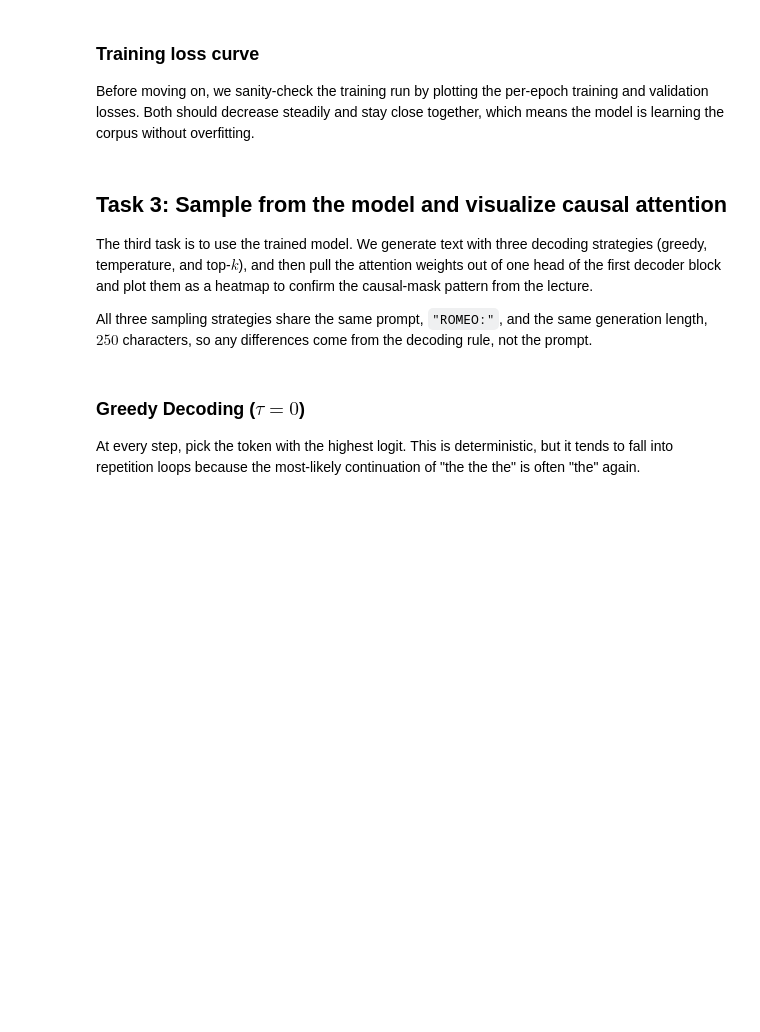
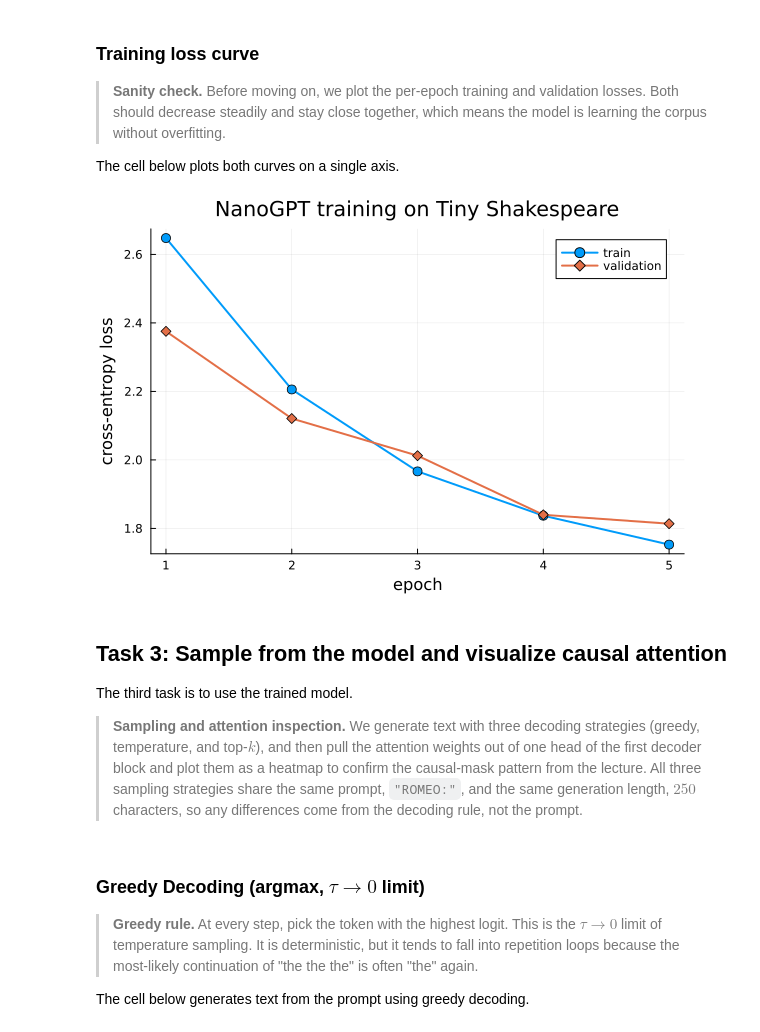
Before and after one commit to varnerlab/CHEME-5820-Lectures-Spring-2026, a Jupyter notebook: lectures/week-13/L13c/CHEME-5820-L13c-Example-NanoGPT-Shakespeare-Spring-2026.ipynb, the cells around one changed output. Saved outputs shown, nothing was run; the diff lists cells and outputs as text; code cells hidden in the pictures; blank space fills up the shorter version.

```diff
--- a/lectures/week-13/L13c/CHEME-5820-L13c-Example-NanoGPT-Shakespeare-Spring-2026.ipynb
+++ b/lectures/week-13/L13c/CHEME-5820-L13c-Example-NanoGPT-Shakespeare-Spring-2026.ipynb
@@ -57,9 +90,9 @@ vocab, TRAIN_DATA, VAL_DATA = let
     text = read(path, String);
     @info "corpus loaded" path n_chars=length(text)
     println();
-    println("First 200 characters of the corpus:");
+    println("First $(CORPUS_PREVIEW_N_CHARS) characters of the corpus:");
     println("---");
-    println(text[1:200]);
+    println(text[1:CORPUS_PREVIEW_N_CHARS]);
     println("---");
 
     # (ii) build character-level vocabulary
@@ -68,19 +101,19 @@ vocab, TRAIN_DATA, VAL_DATA = let
     println("Vocab characters: \"", join(sort(collect(keys(vocab.char_to_id))), ""), "\"")
 
     # encode/decode roundtrip sanity check
-    test_str = "First Citizen:";
+    test_str = ROUNDTRIP_TEST_STRING;
     ids = encode(test_str, vocab);
     println("encoded \"", test_str, "\" -> ", ids);
     println("decoded back: \"", decode(ids, vocab), "\"");
 
     # (iii) encode full corpus and (iv) 90/10 split
     data = encode(text, vocab);
-    n_train = round(Int, 0.9 * length(data));
+    n_train = round(Int, TRAIN_SPLIT_FRACTION * length(data));
     TRAIN_DATA = data[1:n_train];
     VAL_DATA   = data[n_train+1:end];
     @info "train/val split" n_train=length(TRAIN_DATA) n_val=length(VAL_DATA)
 
     # return -
     (vocab, TRAIN_DATA, VAL_DATA)
-end
+end;
 # %% [output]
@@ -131,25 +157,12 @@ The cell below runs the build-and-train step in one `let ... end` block and retu
 # %%
 model, train_history, val_history = let
 
-    # hyperparameters
-    VOCAB     = vocab.vocab_size;
-    D_MODEL   = 64;
-    N_HEADS   = 4;
-    N_LAYERS  = 2;
-    CTX_LEN   = 64;
-    D_FF      = 4 * D_MODEL;
-    BATCHSIZE = 32;
+    VOCAB = vocab.vocab_size;
 
     # build the model
-    Random.seed!(42);
+    Random.seed!(MODEL_SEED);
     model = NanoGPT(VOCAB, D_MODEL, N_HEADS, N_LAYERS, CTX_LEN; d_ff = D_FF);
     @info "NanoGPT model built" n_params=n_parameters(model) vocab=VOCAB d_model=D_MODEL n_heads=N_HEADS n_layers=N_LAYERS ctx_len=CTX_LEN
-
-    # training setup
-    CHECKPOINT_PATH   = joinpath(_PATH_TO_DATA, "nanogpt_d64_h4_l2.jld2");
-    N_EPOCHS          = 5;
-    N_ITERS_PER_EPOCH = 200;
-    LR                = 3.0f-3;
 
     train_history = Float32[];
     val_history   = Float32[];
@@ -164,7 +177,7 @@ model, train_history, val_history = let
         @info "Loaded model from checkpoint"
     else
         @info "No checkpoint found, training from scratch..."
-        Random.seed!(42);
+        Random.seed!(MODEL_SEED);
         opt = Flux.setup(Adam(LR), model);
         for epoch in 1:N_EPOCHS
             epoch_losses = Float32[];
@@ -192,4 +205,4 @@ model, train_history, val_history = let
 
     # return -
     (model, train_history, val_history)
-end
+end;
@@ -196,24 +224,30 @@ end
 # %% [markdown]
 ### Training loss curve
-Before moving on, we sanity-check the training run by plotting the per-epoch training and validation losses. Both should decrease steadily and stay close together, which means the model is learning the corpus without overfitting.
+> __Sanity check.__ Before moving on, we plot the per-epoch training and validation losses. Both should decrease steadily and stay close together, which means the model is learning the corpus without overfitting.
+
+The cell below plots both curves on a single axis.
 # %%
 let
     plot(1:length(train_history), train_history;
-         xlabel = "epoch", ylabel = "cross-entropy loss",
-         label = "train",
-         title = "NanoGPT training on Tiny Shakespeare",
-         linewidth = 2, marker = :circle, markersize = 5,
-         legend = :topright);
+         xlabel = TRAIN_PLOT_XLABEL, ylabel = TRAIN_PLOT_YLABEL,
+         label = TRAIN_PLOT_TRAIN_LABEL,
+         title = TRAIN_PLOT_TITLE,
+         linewidth = TRAIN_PLOT_LINEWIDTH, marker = TRAIN_PLOT_TRAIN_MARKER, markersize = TRAIN_PLOT_MARKERSIZE,
+         legend = TRAIN_PLOT_LEGEND);
     plot!(1:length(val_history), val_history;
-          label = "validation",
-          linewidth = 2, marker = :diamond, markersize = 5)
+          label = TRAIN_PLOT_VAL_LABEL,
+          linewidth = TRAIN_PLOT_LINEWIDTH, marker = TRAIN_PLOT_VAL_MARKER, markersize = TRAIN_PLOT_MARKERSIZE)
 end
+# %% [output]
+[figure, added]
 # %% [markdown]
 ## Task 3: Sample from the model and visualize causal attention
-The third task is to use the trained model. We generate text with three decoding strategies (greedy, temperature, and top-$k$), and then pull the attention weights out of one head of the first decoder block and plot them as a heatmap to confirm the causal-mask pattern from the lecture.
+The third task is to use the trained model.
 
-All three sampling strategies share the same prompt, `"ROMEO:"`, and the same generation length, $250$ characters, so any differences come from the decoding rule, not the prompt.
+> __Sampling and attention inspection.__ We generate text with three decoding strategies (greedy, temperature, and top-$k$), and then pull the attention weights out of one head of the first decoder block and plot them as a heatmap to confirm the causal-mask pattern from the lecture. All three sampling strategies share the same prompt, `"ROMEO:"`, and the same generation length, $250$ characters, so any differences come from the decoding rule, not the prompt.
 # %% [markdown]
-### Greedy Decoding ($\tau = 0$)
-At every step, pick the token with the highest logit. This is deterministic, but it tends to fall into repetition loops because the most-likely continuation of "the the the" is often "the" again.
+### Greedy Decoding (argmax, $\tau \to 0$ limit)
+> __Greedy rule.__ At every step, pick the token with the highest logit. This is the $\tau \to 0$ limit of temperature sampling. It is deterministic, but it tends to fall into repetition loops because the most-likely continuation of "the the the" is often "the" again.
+
+The cell below generates text from the prompt using greedy decoding.
 # %%
```
Also changed, not shown: parts of 21 cells of this notebook, 1 other file.
